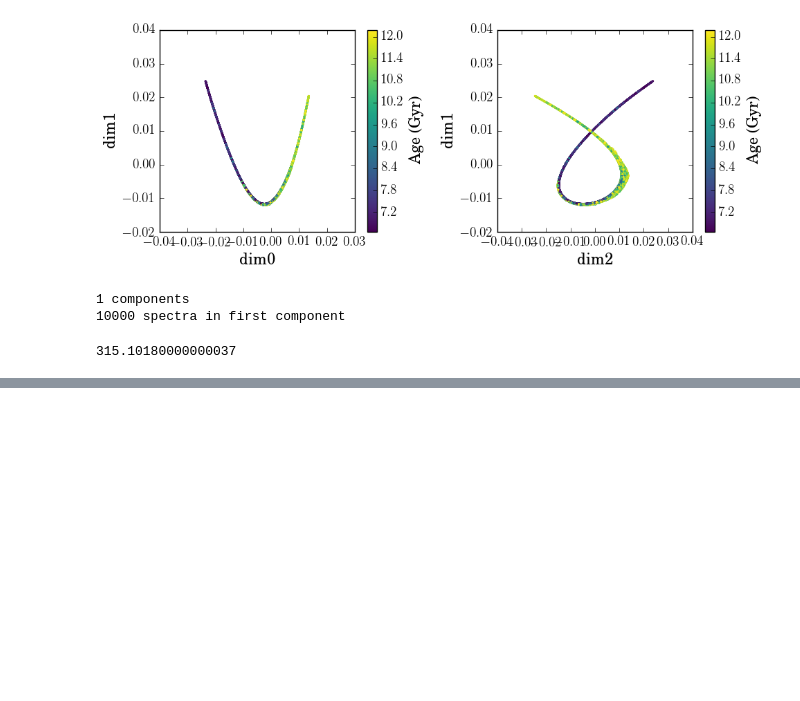
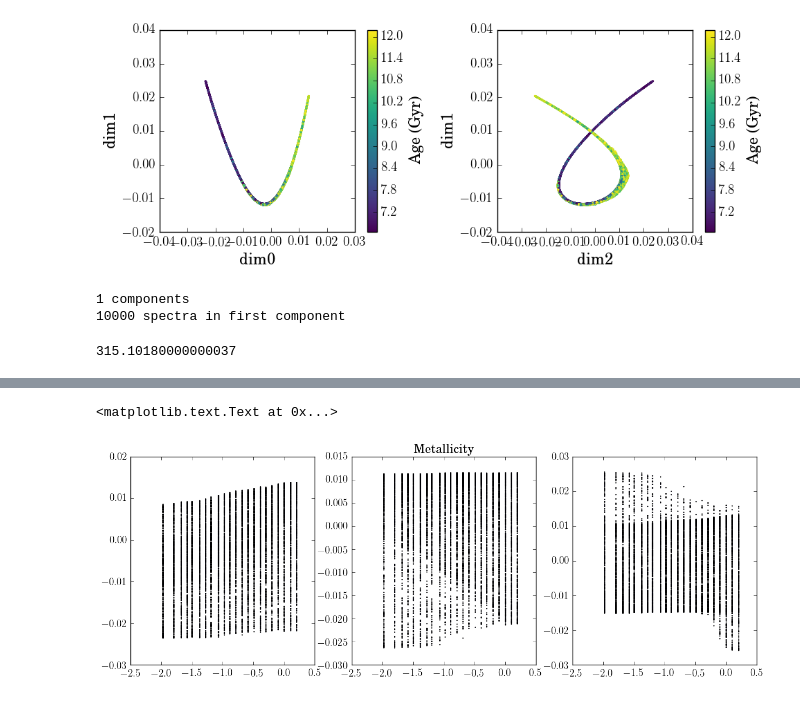
Before and after one commit to ogtelford/gridmodels, a Jupyter notebook: code/NvsR.ipynb, the cells around one changed output, grey strips where cells are left out. Saved outputs shown, nothing was run; the diff lists cells and outputs as text; code cells hidden in the pictures; blank space fills up the shorter version.

```diff
--- a/code/NvsR.ipynb
+++ b/code/NvsR.ipynb
@@ -549,0 +560,9 @@ print n,'components\n', np.sum(labels==0), 'spectra in first component'
+# %%
+fig, ax = plt.subplots(1,3, figsize=(15,5))
+ax[0].scatter(zs, embed[:,0], s=0.5)
+ax[1].scatter(zs, embed[:,1], s=0.5)
+ax[2].scatter(zs, embed[:,2], s=0.5)
+ax[1].set_title('Metallicity')
+# %% [output]
+<matplotlib.text.Text at 0x...>
+[figure, added]
```
Also changed, not shown: parts of 21 cells of this notebook, 1 other file.
